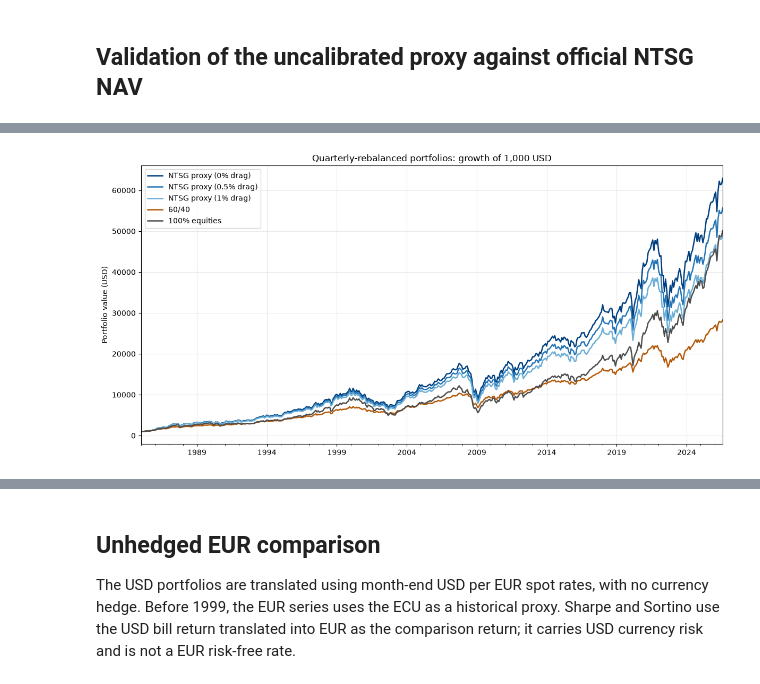
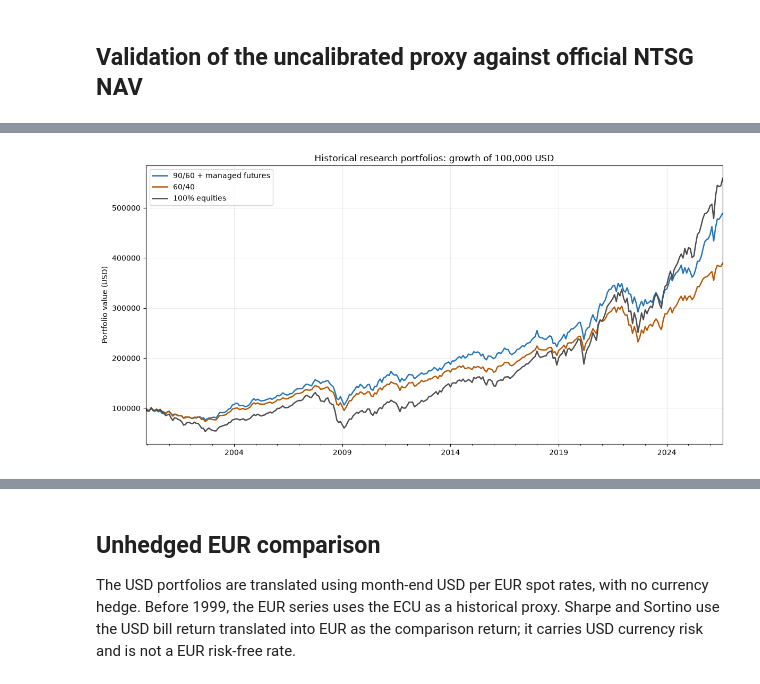
Before and after one commit to giacomomaggiore/financial-analyses, a Jupyter notebook: 03_pareto_superiority_90_60.ipynb, the cells around one changed output, grey strips where cells are left out. Cells and saved outputs as stored; diff of their text form; code cells hidden in the pictures.

```diff
--- a/03_pareto_superiority_90_60.ipynb
+++ b/03_pareto_superiority_90_60.ipynb
@@ -171,30 +310,68 @@ The proxy is not fitted to the NAV comparison. The funded-bond and financing wei
 # %%
-equity_ter = 1 - (1 - 0.0010) ** (1 / 12)
-bond_ter = 1 - (1 - 0.0005) ** (1 / 12)
-equity_net = returns["equity"] - equity_ter
-bond_net = returns["bond"] - bond_ter
-benchmark_inputs = returns.assign(equity=equity_net, bond=bond_net)
-portfolio_returns = pd.DataFrame({
-    **{
-        f"NTSG proxy ({drag:g}% drag)": quarterly_returns(returns, 0.90, 0.60, fund_cost, drag / 100)
-        for drag in (0, 0.5, 1)
-    },
-    "60/40": quarterly_returns(benchmark_inputs, 0.60, 0.40),
-    "100% equities": equity_net,
-})
+def actual_monthly_returns(filename):
+    prices = load_prices(filename)
+    prices = prices.loc[prices.index < pd.Timestamp.today().to_period("M").start_time]
+    return prices.resample("ME").last().pct_change(fill_method=None).dropna()
+
+
+core_actual = actual_monthly_returns(core_actual_file)
+equity_actual = actual_monthly_returns(equity_actual_file)
+bond_actual = actual_monthly_returns(bond_actual_file)
+returns = full_returns.loc[start_date:end_date]
+if len(returns) < 2:
+    raise ValueError("Select at least two return months within the common history")
+managed_futures = managed_futures.reindex(returns.index)
+managed_futures_no_gross = managed_futures_no_gross.reindex(returns.index)
+managed_futures_gross = managed_futures_gross.reindex(returns.index)
+equity_proxy = (1 + full_returns["equity"]) * (1 - equity_annual_ter) ** (1 / 12) - 1
+bond_proxy = (1 + full_returns["bond"]) * (1 - bond_annual_ter) ** (1 / 12) - 1
+equity_net = splice_actual_returns(equity_proxy, equity_actual, use_actual_benchmarks).reindex(returns.index)
+bond_net = splice_actual_returns(bond_proxy, bond_actual, use_actual_benchmarks).reindex(returns.index)
+
+
+def core_with_drag(drag):
+    synthetic = quarterly_returns(returns, core_equity_weight, core_bond_weight, fund_cost, drag)
+    return splice_actual_returns(synthetic, core_actual, use_actual_core)
+
+
+def combined_returns(core, managed, cost_multiplier=trading_cost_multiplier):
+    return rebalance_portfolio(pd.concat([core, managed], axis=1), [core_weight, 1 - core_weight],
+                               np.array([core_trading_cost, mf_trading_cost]) * cost_multiplier,
+                               rebalance_months, liquidate_at_end)
+
+
+def comparison_returns(core, managed, equity, bond, cost_multiplier=trading_cost_multiplier):
+    return pd.DataFrame({
+        combined_name: combined_returns(core, managed, cost_multiplier),
+        "60/40": rebalance_portfolio(pd.concat([equity, bond], axis=1),
+                                    [benchmark_equity_weight, benchmark_bond_weight],
+                                    np.array([equity_trading_cost, bond_trading_cost]) * cost_multiplier,
+                                    rebalance_months, liquidate_at_end),
+        "100% equities": rebalance_portfolio(equity.to_frame(), [1.0],
+                                            [equity_trading_cost * cost_multiplier],
+                                            rebalance_months, liquidate_at_end),
+    })
+
+
+core_returns = core_with_drag(annual_drag)
+combined_name = "90/60 + managed futures"
+portfolio_returns = comparison_returns(core_returns, managed_futures, equity_net, bond_net)
+portfolio_colors[combined_name] = "#2474b5"
 initial_date = portfolio_returns.index[0] - pd.offsets.MonthEnd(1)
-portfolio_values = 1000 * (1 + portfolio_returns).cumprod()
-portfolio_values.loc[initial_date] = 1000
+portfolio_values = initial_value * (1 + portfolio_returns).cumprod()
+portfolio_values.loc[initial_date] = initial_value
 portfolio_values = portfolio_values.sort_index()
 
 print(f"Monthly USD returns: {portfolio_returns.index[0]:%Y-%m} to {portfolio_returns.index[-1]:%Y-%m}")
-print("Proxy includes a 0.25% annual fund fee; extra drag scenarios are annual rates per bond notional, not measured costs.")
-print("Benchmarks use annual TERs of 0.10% for equities and 0.05% for bonds.")
+print(f"Allocation: {core_weight:.2%} in 90/60 + {1 - core_weight:.2%} managed futures; reset months: {rebalance_months}.")
+print(f"Synthetic 90/60: {fund_ter:.2%} fee + {annual_drag:.2%} drag per bond notional; actual NTSG used: {use_actual_core}.")
+print(f"Gross-up enabled: {use_cta_gross_up}; actual benchmark funds used: {use_actual_benchmarks}.")
+print("Actual ETF returns already include expenses. Investor entry and turnover costs are charged separately; no personal capital-gains tax.")
 display(portfolio_returns)
 
-ax = portfolio_values.plot(figsize=(12, 6), linewidth=1.8, color=[portfolio_colors[column] for column in portfolio_values],
-                           style=[proxy_styles.get(column, "-") for column in portfolio_values])
-ax.set_title("Quarterly-rebalanced portfolios: growth of 1,000 USD")
+ax = portfolio_values.plot(figsize=(12, 6), linewidth=1.8,
+                           color=[portfolio_colors[column] for column in portfolio_values])
+ax.set_title(f"Historical research portfolios: growth of {initial_value:,.0f} USD")
 ax.set_xlabel("")
 ax.set_ylabel("Portfolio value (USD)")
 ax.grid(alpha=0.25)
@@ -220,2 +399,2 @@ Benchmarks use annual TERs of 0.10% for equities and 0.05% for bonds.
-[figure, old version]
+[figure, new version]
 # %%
```
Also changed, not shown: parts of 18 cells of this notebook, 11 other files.
